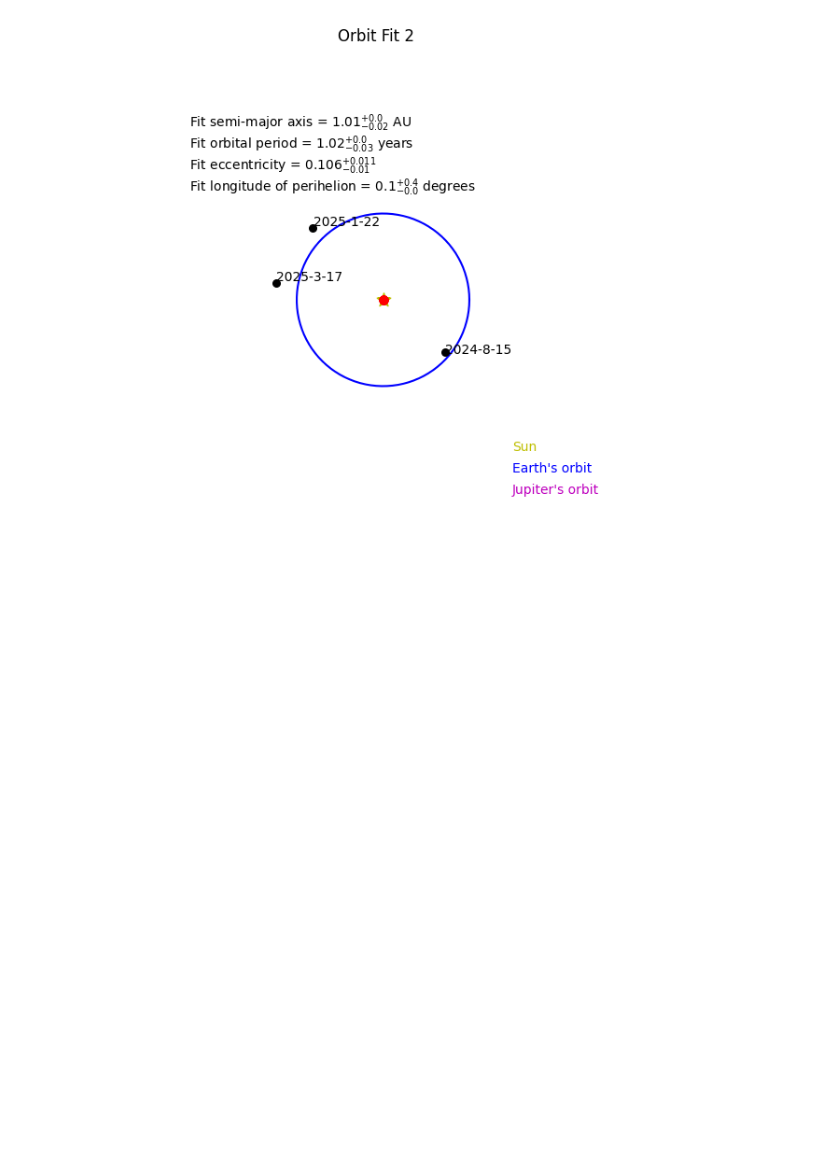
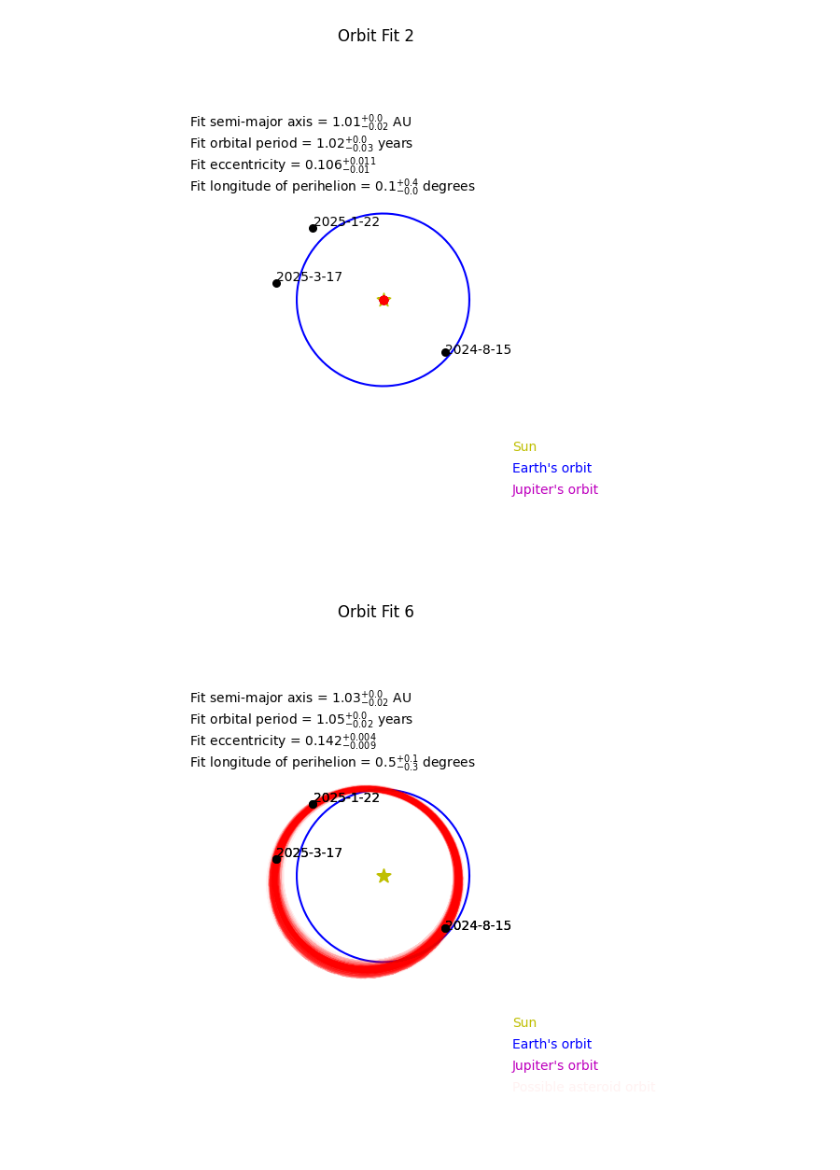
Before and after one commit to lfinnerty/PDP-Asteroid-Orbits, a Jupyter notebook: quick_notebooks/plotting_test.ipynb, the cells around one changed output. Cells and saved outputs as stored; diff of their text form; code cells hidden in the pictures; blank space fills up the shorter version.

Commit message:
plotting fixes

```diff
--- a/quick_notebooks/plotting_test.ipynb
+++ b/quick_notebooks/plotting_test.ipynb
@@ -34,3 +34,8 @@ anis = investigation.plot_orbit_animation(num=2)
 # for ani in anis: ani.show()
 # %% [output]
 [figure]
+# %%
+figs = investigation.plot_orbit()
+figs[-1].show()
+# %% [output]
+[figure, added]
```
Also changed, not shown: 1 other file.
